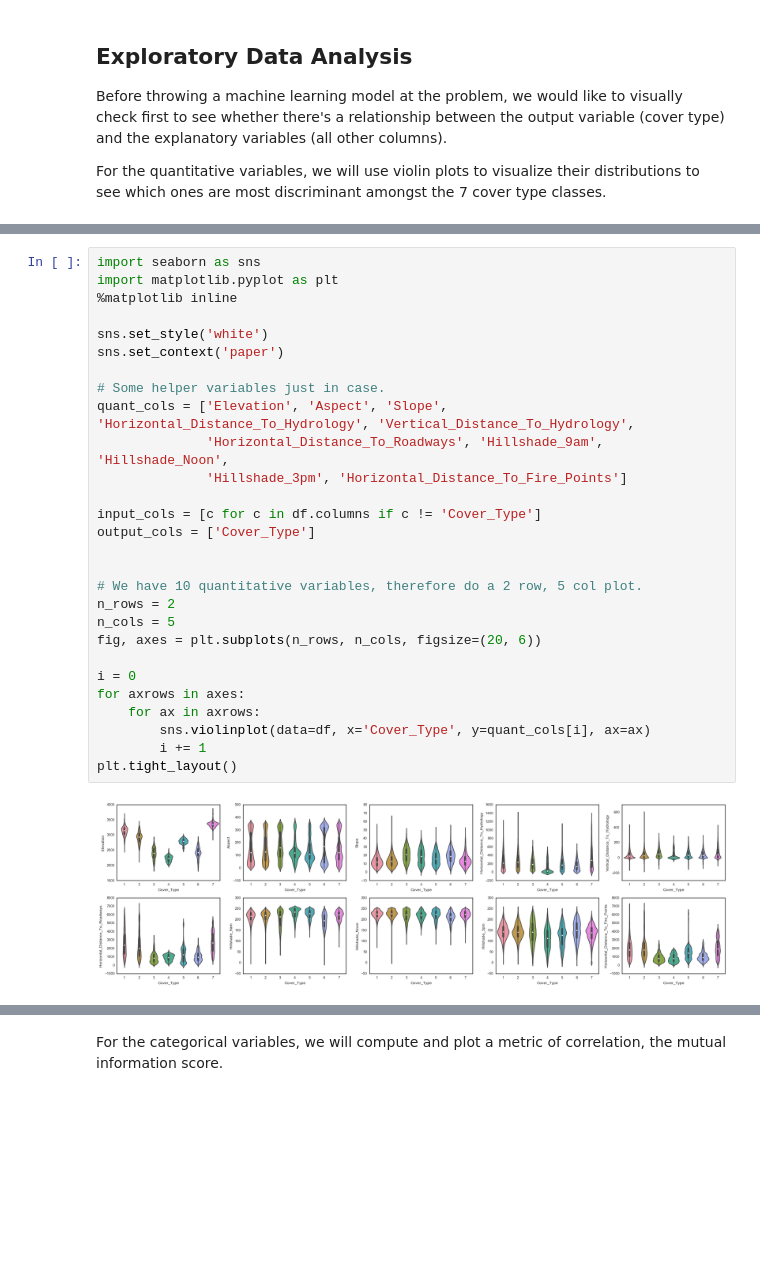
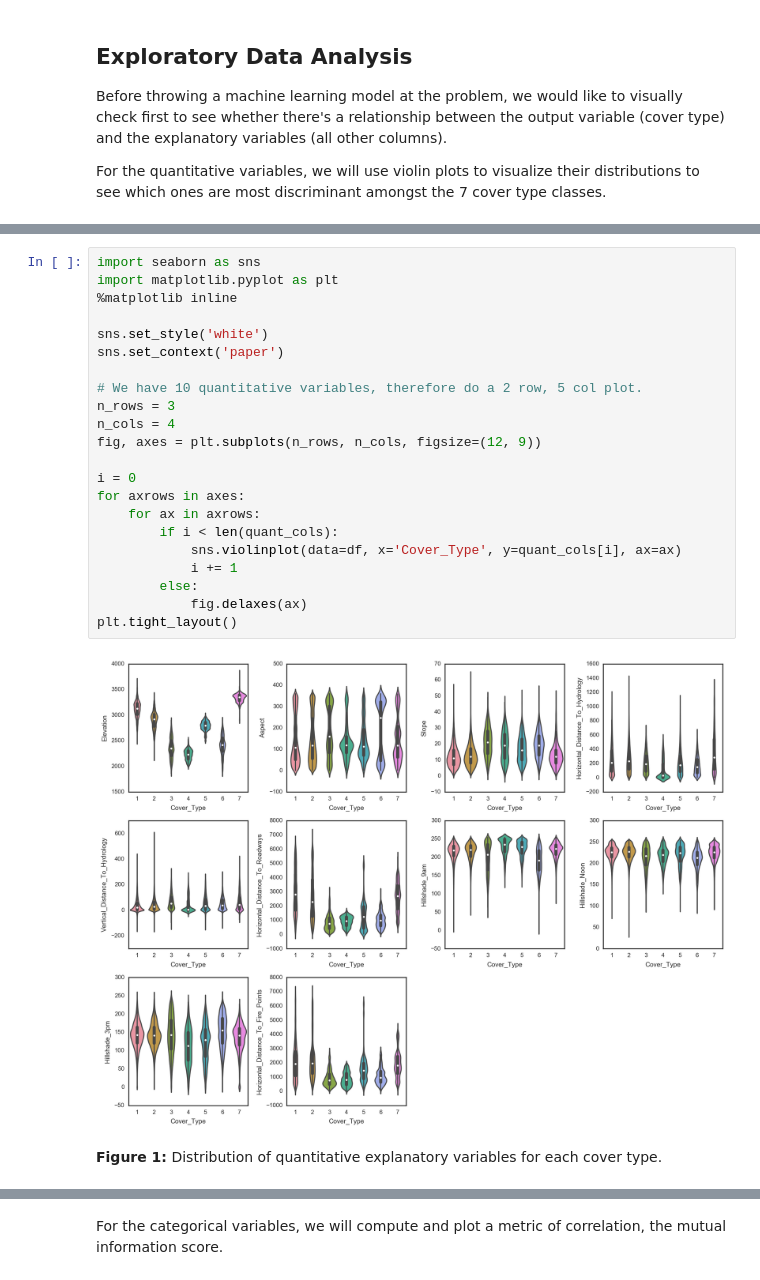
Before and after one commit to ericmjl/iacs2017, a Jupyter notebook: analysis.ipynb, the cells around one changed output, grey strips where cells are left out. Saved outputs shown, nothing was run; the diff lists cells and outputs as text; blank space fills up the shorter version.

```diff
--- a/analysis.ipynb
+++ b/analysis.ipynb
@@ -146,31 +173,27 @@ For the quantitative variables, we will use violin plots to visualize their dist
 # %%
 import seaborn as sns
 import matplotlib.pyplot as plt
 %matplotlib inline
 
 sns.set_style('white')
 sns.set_context('paper')
 
-# Some helper variables just in case.
-quant_cols = ['Elevation', 'Aspect', 'Slope', 'Horizontal_Distance_To_Hydrology', 'Vertical_Distance_To_Hydrology',
-              'Horizontal_Distance_To_Roadways', 'Hillshade_9am', 'Hillshade_Noon',
-              'Hillshade_3pm', 'Horizontal_Distance_To_Fire_Points']
-
-input_cols = [c for c in df.columns if c != 'Cover_Type']
-output_cols = ['Cover_Type']
-
-
 # We have 10 quantitative variables, therefore do a 2 row, 5 col plot.
-n_rows = 2
-n_cols = 5
-fig, axes = plt.subplots(n_rows, n_cols, figsize=(20, 6))
+n_rows = 3
+n_cols = 4
+fig, axes = plt.subplots(n_rows, n_cols, figsize=(12, 9))
 
 i = 0
 for axrows in axes:
     for ax in axrows:
-        sns.violinplot(data=df, x='Cover_Type', y=quant_cols[i], ax=ax)
-        i += 1
+        if i < len(quant_cols):
+            sns.violinplot(data=df, x='Cover_Type', y=quant_cols[i], ax=ax)
+            i += 1
+        else:
+            fig.delaxes(ax)
 plt.tight_layout()
 # %% [output]
-[figure, old version]
+[figure, new version]
+# %% [markdown]
+**Figure 1:** Distribution of quantitative explanatory variables for each cover type.
 # %% [markdown]
```
Also changed, not shown: parts of 35 cells of this notebook, 6 other files.
